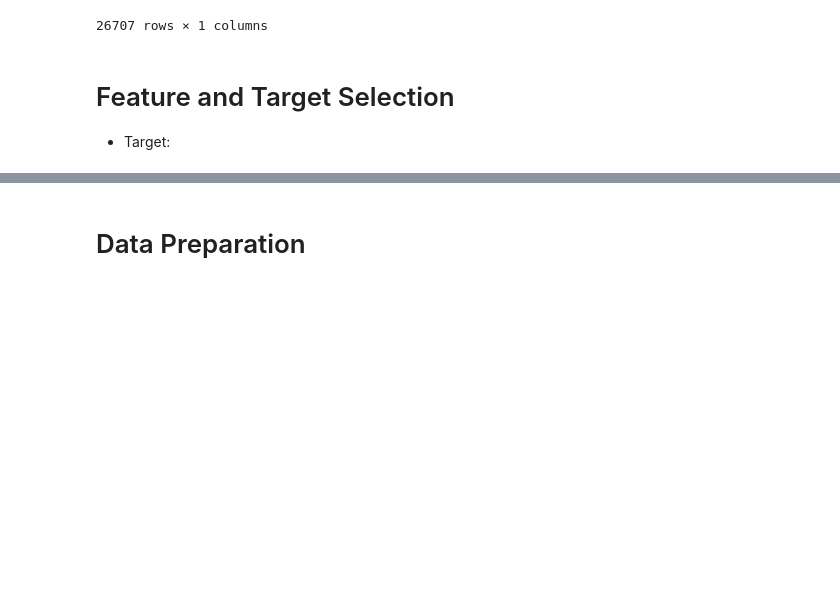
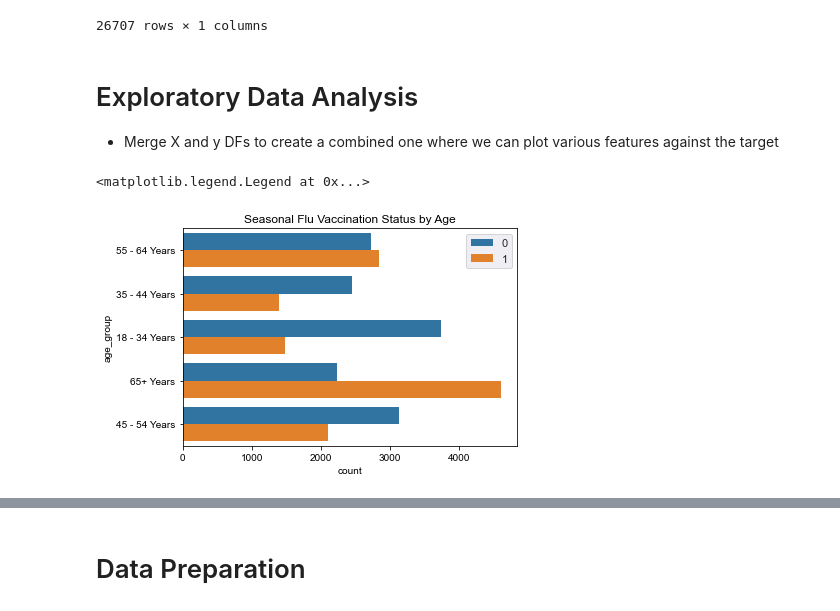
Before and after one commit to dragunat2016/CDCH1N1, a Jupyter notebook: index.ipynb, the cells around one changed output, grey strips where cells are left out. Saved outputs shown, nothing was run; the diff lists cells and outputs as text; code cells hidden in the pictures; blank space fills up the shorter version.

```diff
--- a/index.ipynb
+++ b/index.ipynb
@@ -122,7 +122,11 @@ y
 | 26705 | 0 |
 | 26706 | 0 |
 26707 rows × 1 columns
-# %% [markdown]
-# Feature and Target Selection
-
-* Target:
+# %% [markdown]
+# Exploratory Data Analysis
+
+* Merge X and y DFs to create a combined one where we can plot various features against the target
+# %%
+# Merging data columns to perform exploratory data analysis
+
+seas_df = pd.merge(X,y,on = y.index)
@@ -128,0 +135,11 @@ y
+# %%
+# Creating a histogram of the proportion of participants who were vaccinated by age
+
+sns.countplot(y=seas_df['age_group'],hue=seas_df['seasonal_vaccine'],data=seas_df)
+sns.set(rc={'figure.figsize':(15,15)})
+plt.xticks()
+plt.title('Seasonal Flu Vaccination Status by Age')
+plt.legend(loc=1)
+# %% [output]
+<matplotlib.legend.Legend at 0x...>
+[figure, added]
```
Also changed, not shown: parts of 35 cells of this notebook.
